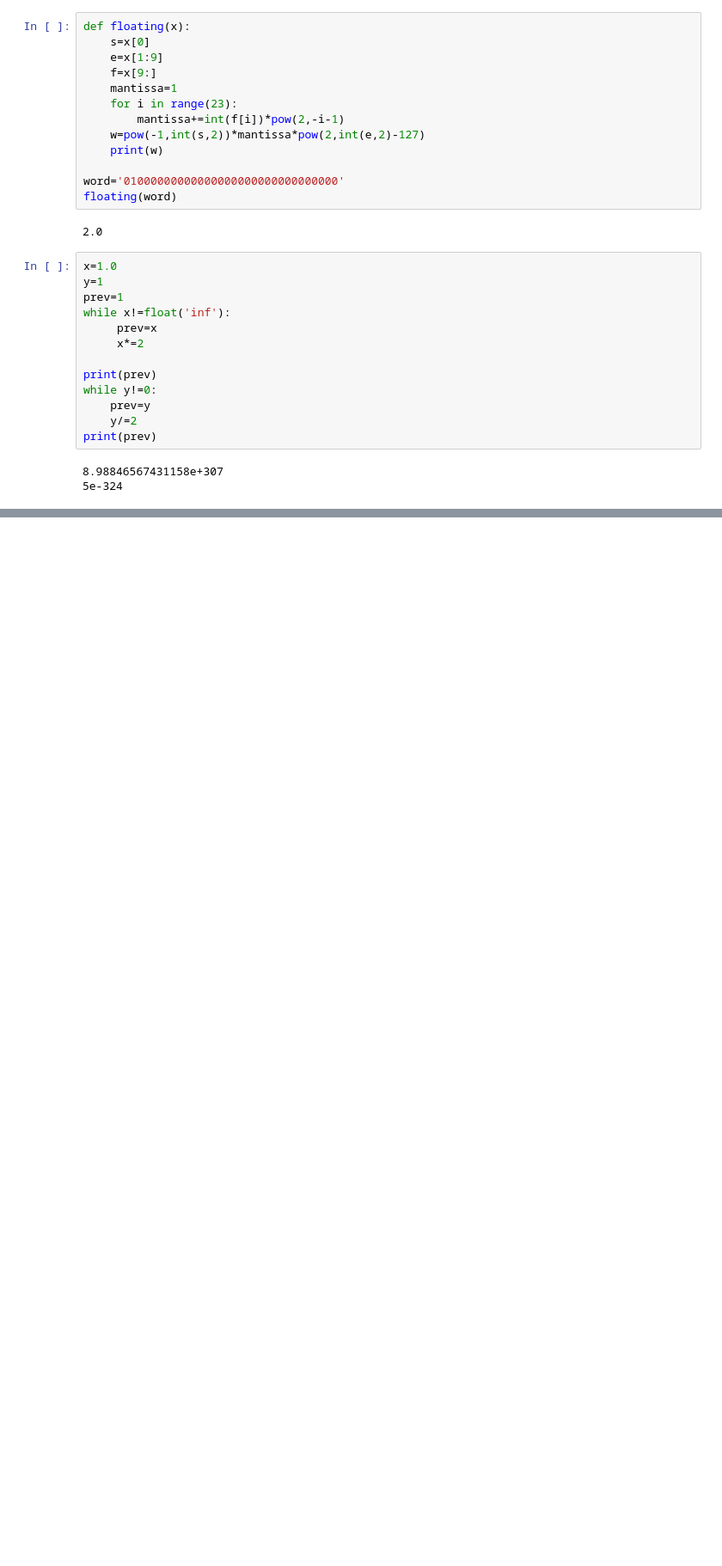
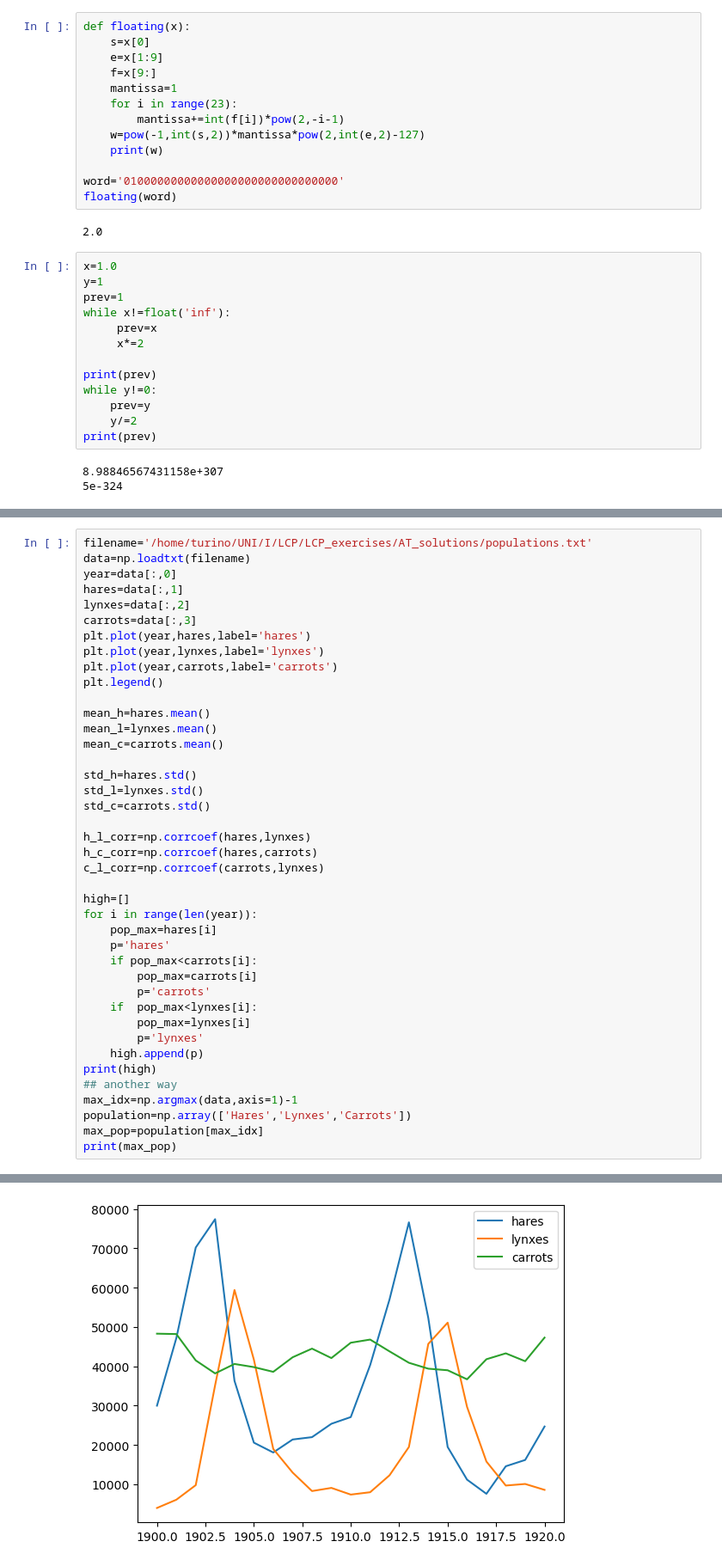
Before and after one commit to alessandroturino-unipd/LCP_exercises, a Jupyter notebook: AT_solutions/white_page.ipynb, the cells around one changed output, grey strips where cells are left out. Shown at 86% size. Saved outputs shown, nothing was run; the diff lists cells and outputs as text; blank space fills up the shorter version.

```diff
--- a/AT_solutions/white_page.ipynb
+++ b/AT_solutions/white_page.ipynb
@@ -148,0 +281,42 @@ print(prev)
+# %%
+filename='/home/turino/UNI/I/LCP/LCP_exercises/AT_solutions/populations.txt'
+data=np.loadtxt(filename)
+year=data[:,0]
+hares=data[:,1]
+lynxes=data[:,2]
+carrots=data[:,3]
+plt.plot(year,hares,label='hares')
+plt.plot(year,lynxes,label='lynxes')
+plt.plot(year,carrots,label='carrots')
+plt.legend()
+
+mean_h=hares.mean()
+mean_l=lynxes.mean()
+mean_c=carrots.mean()
+
+std_h=hares.std()
+std_l=lynxes.std()
+std_c=carrots.std()
+
+h_l_corr=np.corrcoef(hares,lynxes)
+h_c_corr=np.corrcoef(hares,carrots)
+c_l_corr=np.corrcoef(carrots,lynxes)
+
+high=[]
+for i in range(len(year)):
+    pop_max=hares[i]
+    p='hares'
+    if pop_max<carrots[i]:
+        pop_max=carrots[i]
+        p='carrots'
+    if  pop_max<lynxes[i]:
+        pop_max=lynxes[i]
+        p='lynxes'
+    high.append(p)
+print(high)
+## another way
+max_idx=np.argmax(data,axis=1)-1
+population=np.array(['Hares','Lynxes','Carrots'])
+max_pop=population[max_idx]
+print(max_pop)
+# %% [output]
@@ -148,0 +327 @@ print(prev)
+[figure, added]
```
Also changed, not shown: parts of 11 cells of this notebook, 5 other files.
